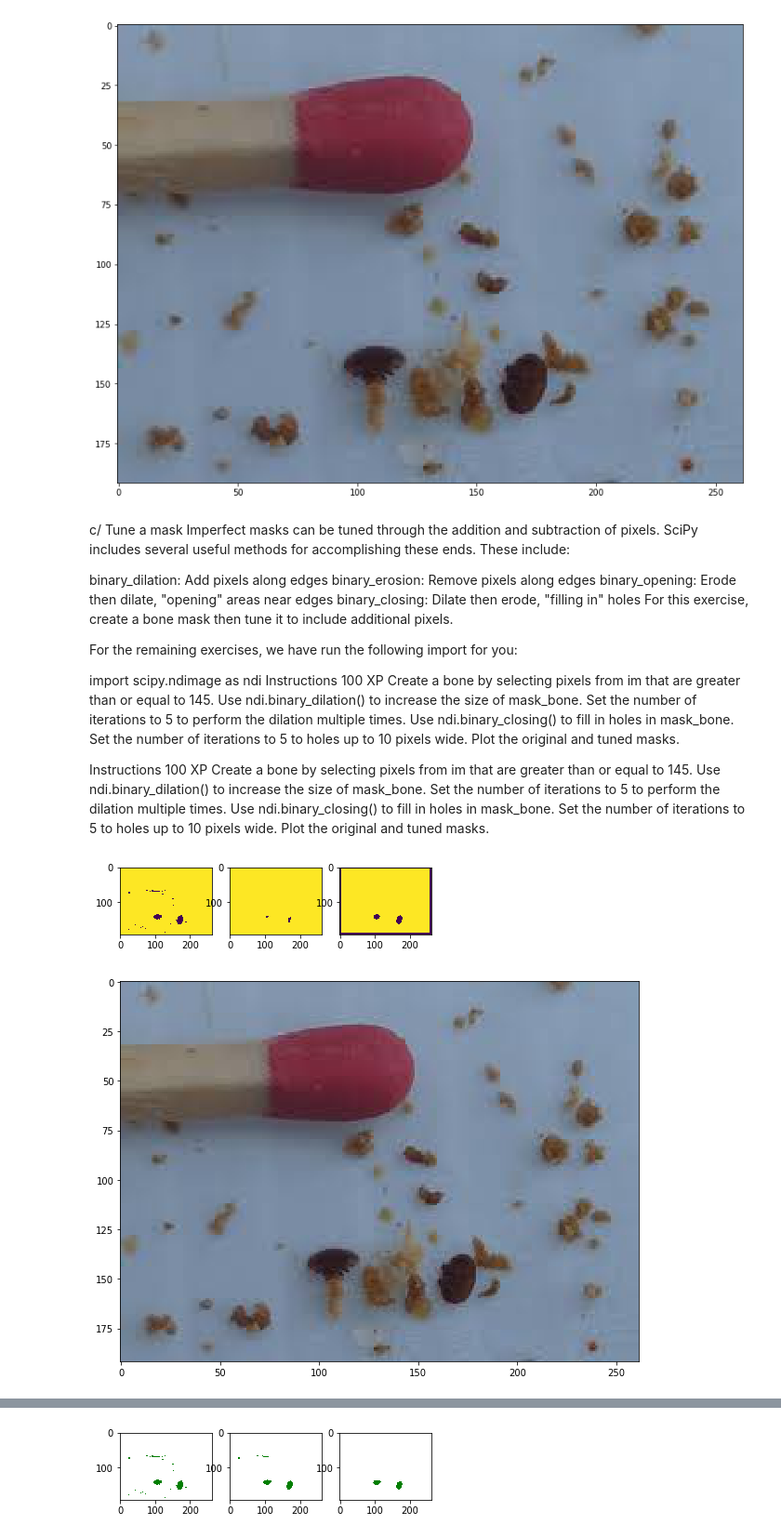
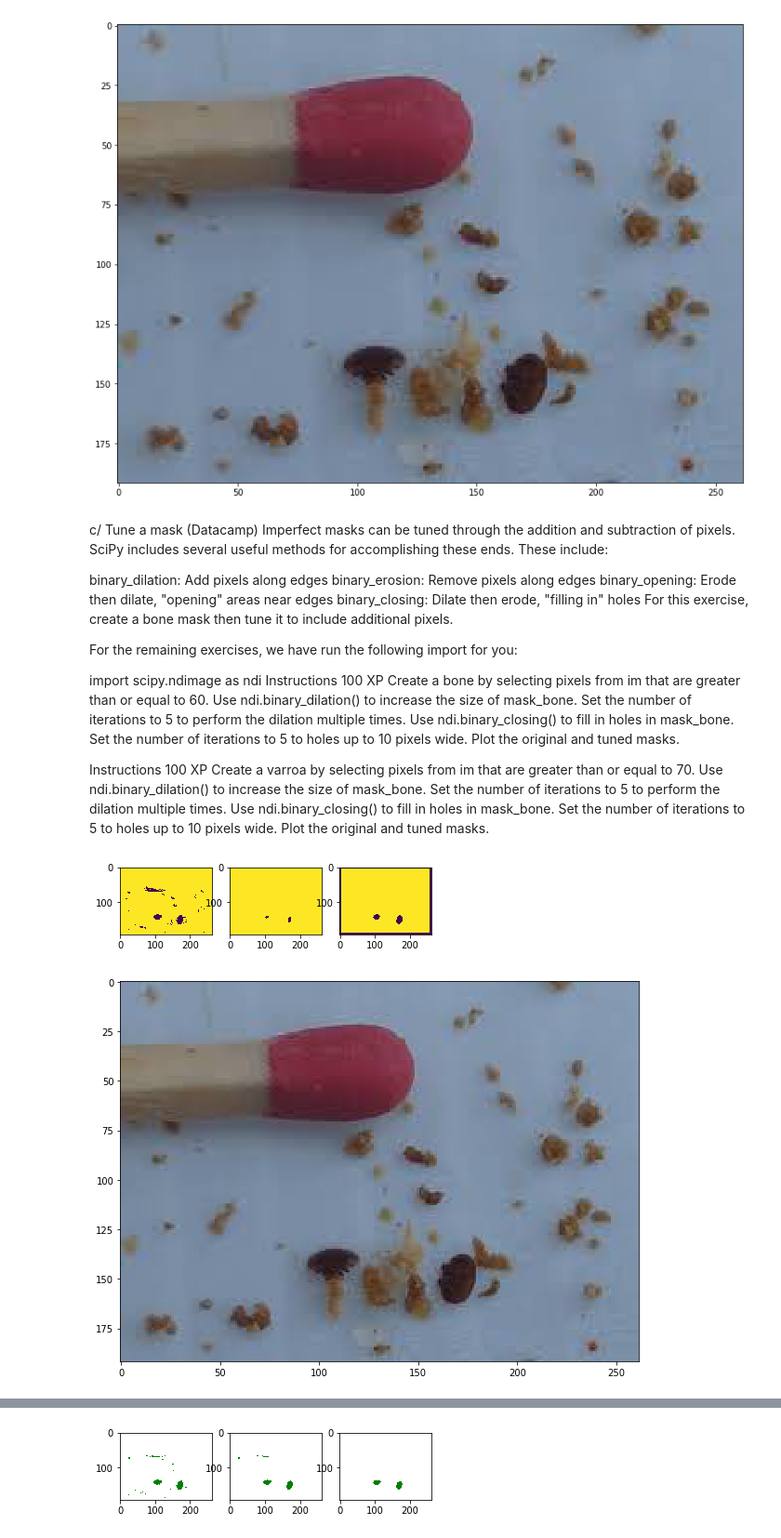
Before and after one commit to fxglfr/Varrao-beehive-parasite-detecttion, a Jupyter notebook: imageSegm_VarroasBeeFirstStep1.3.ipynb, the cells around one changed output, grey strips where cells are left out. Shown at 93% size. Drawn from its saved outputs; the diff is of its cells as text; code cells hidden in the pictures.

```diff
--- a/imageSegm_VarroasBeeFirstStep1.3.ipynb
+++ b/imageSegm_VarroasBeeFirstStep1.3.ipynb
@@ -179,7 +160,7 @@ plt.show()
 [figure]
 [figure]
 # %% [markdown]
-c/ Tune a mask
+c/ Tune a mask (Datacamp)
 Imperfect masks can be tuned through the addition and subtraction of pixels. SciPy includes several useful methods for accomplishing these ends. These include:
 
 binary_dilation: Add pixels along edges
@@ -193,33 +174,33 @@ For the remaining exercises, we have run the following import for you:
 import scipy.ndimage as ndi
 Instructions
 100 XP
-Create a bone by selecting pixels from im that are greater than or equal to 145.
+Create a bone by selecting pixels from im that are greater than or equal to 60.
 Use ndi.binary_dilation() to increase the size of mask_bone. Set the number of iterations to 5 to perform the dilation multiple times.
 Use ndi.binary_closing() to fill in holes in mask_bone. Set the number of iterations to 5 to holes up to 10 pixels wide.
 Plot the original and tuned masks.
 
 Instructions
 100 XP
-Create a bone by selecting pixels from im that are greater than or equal to 145.
+Create a varroa by selecting pixels from im that are greater than or equal to 70.
 Use ndi.binary_dilation() to increase the size of mask_bone. Set the number of iterations to 5 to perform the dilation multiple times.
 Use ndi.binary_closing() to fill in holes in mask_bone. Set the number of iterations to 5 to holes up to 10 pixels wide.
 Plot the original and tuned masks.
 # %%
-# Create and tune bone mask
-mask_varroa = im>=70
+# Create and tune varroa mask
+mask_varroa = im>=80
 mask_dilate = ndi.binary_dilation(mask_varroa, iterations=5 )
 mask_closed = ndi.binary_closing(mask_varroa, iterations=5 )
 
 # Plot masked images
 fig, axes = plt.subplots(1,3)
 axes[0].imshow(mask_varroa)
 axes[1].imshow(mask_dilate)
 axes[2].imshow(mask_closed)
 #format_and_render_plot()
 plt.figure(figsize=(10, 10))
 plt.imshow(im1, cmap=None)
 plt.show()
 # %% [output]
-[figure, old version]
+[figure, new version]
 [figure]
 # %% [markdown]
```
Also changed, not shown: parts of 34 cells of this notebook.
